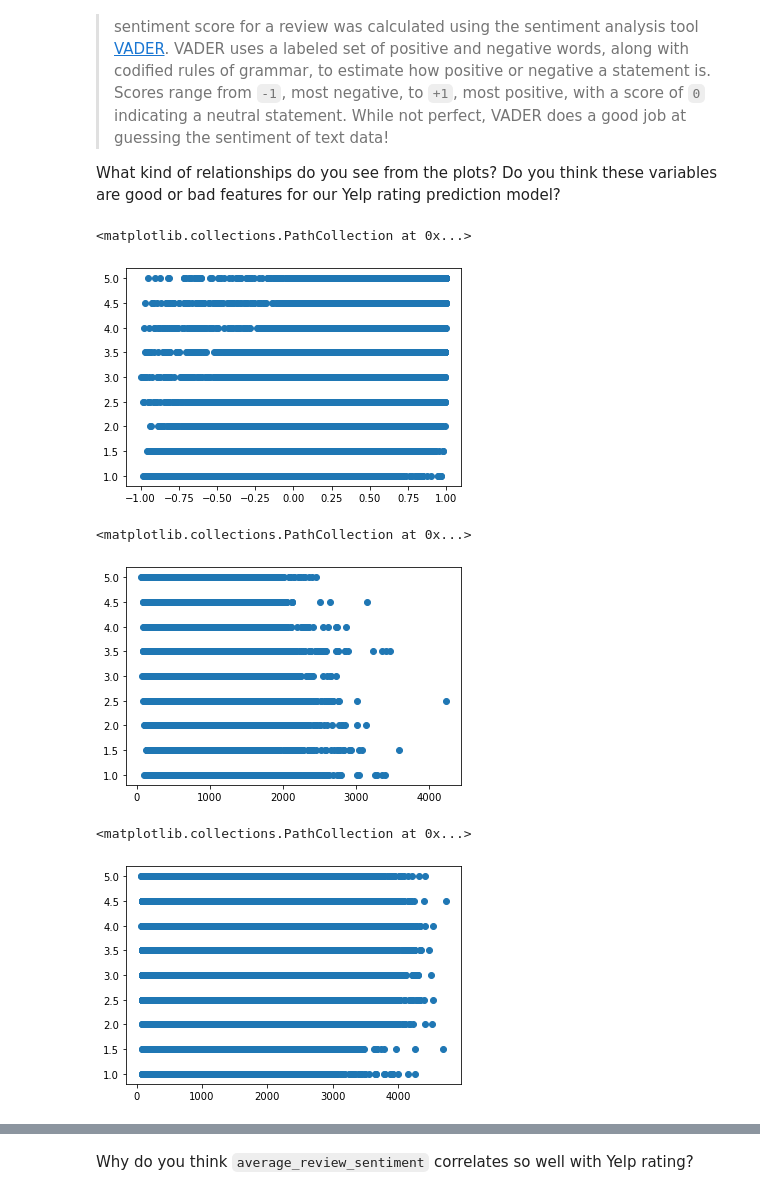
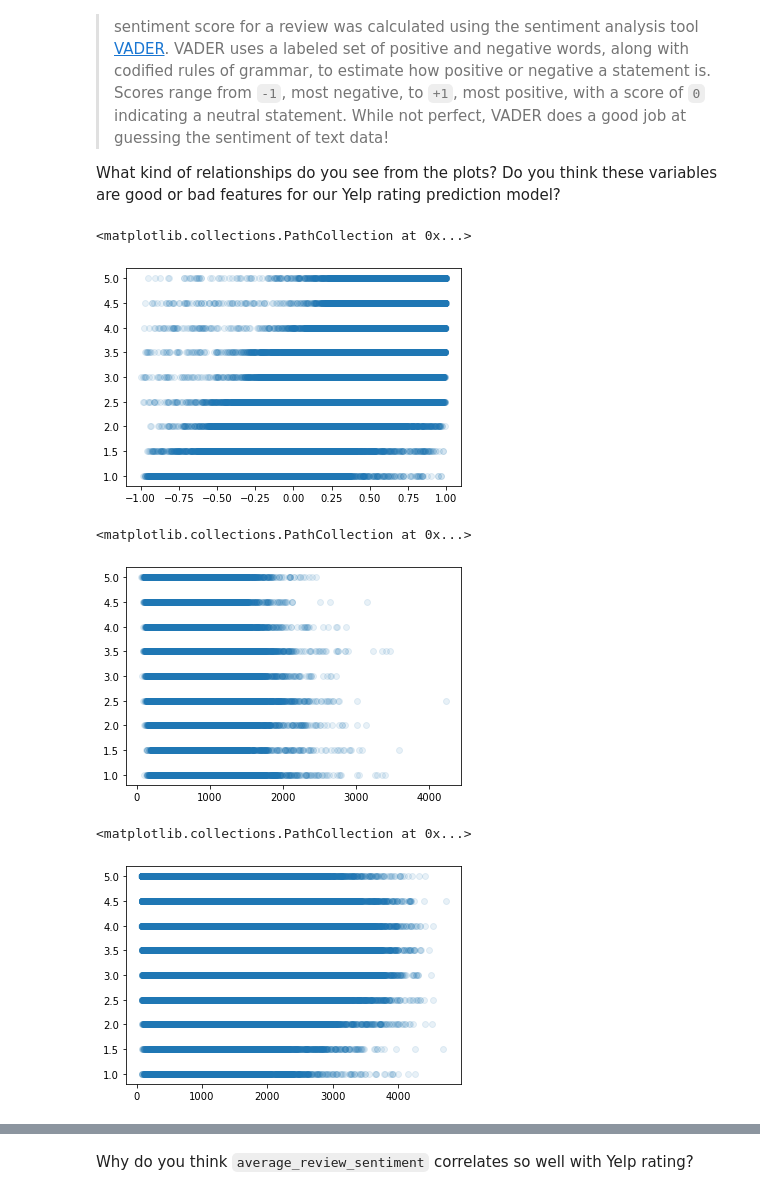
Before and after one commit to itskamillaa/yelp-review-analysis, a Jupyter notebook: yelp_regression.ipynb, the cells around one changed output, grey strips where cells are left out. Saved outputs shown, nothing was run; the diff lists cells and outputs as text; code cells hidden in the pictures.

```diff
--- a/yelp_regression.ipynb
+++ b/yelp_regression.ipynb
@@ -342,22 +342,22 @@ What kind of relationships do you see from the plots? Do you think these variabl
 # %%
 from matplotlib import pyplot as plt
 
 # plot average_review_sentiment against stars here
-plt.scatter(df.average_review_sentiment,df.stars,alpha=1)
+plt.scatter(df.average_review_sentiment,df.stars,alpha=0.1)
 # %% [output]
 <matplotlib.collections.PathCollection at 0x...>
-[figure, old version]
+[figure, new version]
 # %%
 # plot average_review_length against stars here
-plt.scatter(df.average_review_length,df.stars,alpha=1)
+plt.scatter(df.average_review_length,df.stars,alpha=0.1)
 # %% [output]
 <matplotlib.collections.PathCollection at 0x...>
-[figure, old version]
+[figure, new version]
 # %%
 # plot average_review_age against stars here
-plt.scatter(df.average_review_age,df.stars,alpha=1)
+plt.scatter(df.average_review_age,df.stars,alpha=0.1)
 # %% [output]
 <matplotlib.collections.PathCollection at 0x...>
-[figure, old version]
+[figure, new version]
 # %%
 # plot number_funny_votes against stars here
```
Also changed, not shown: parts of 4 cells of this notebook.
